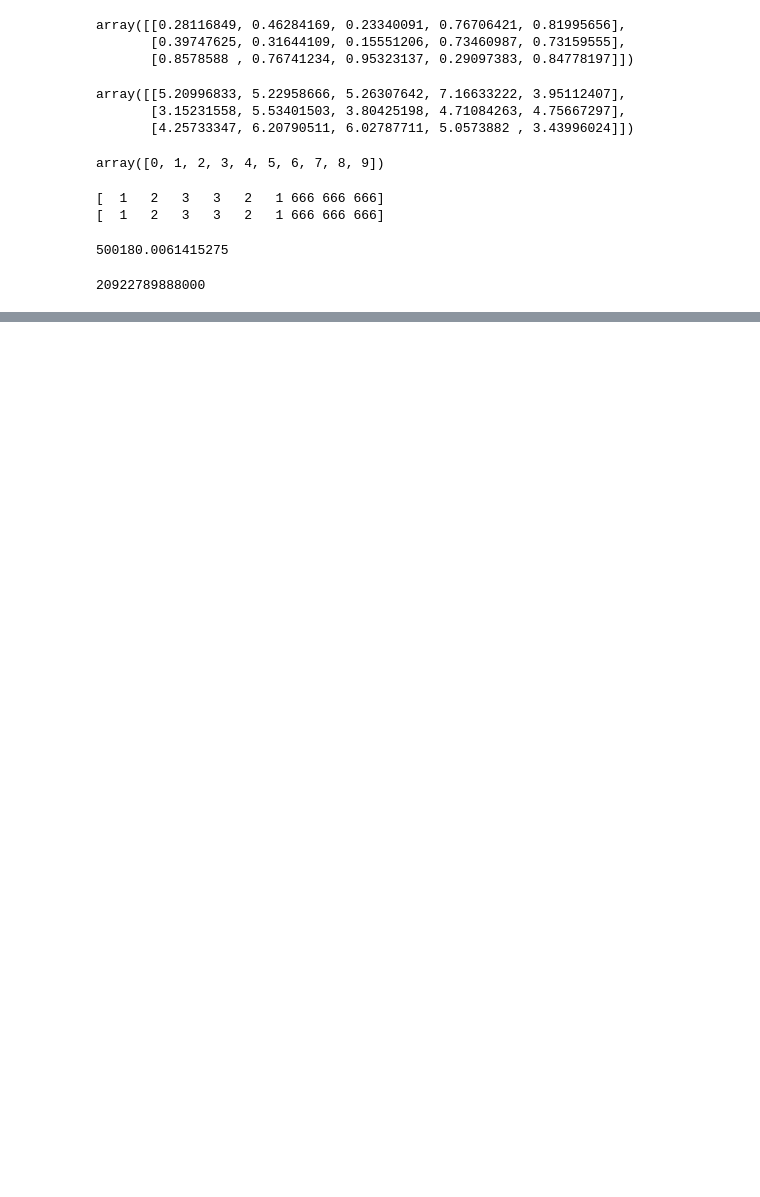
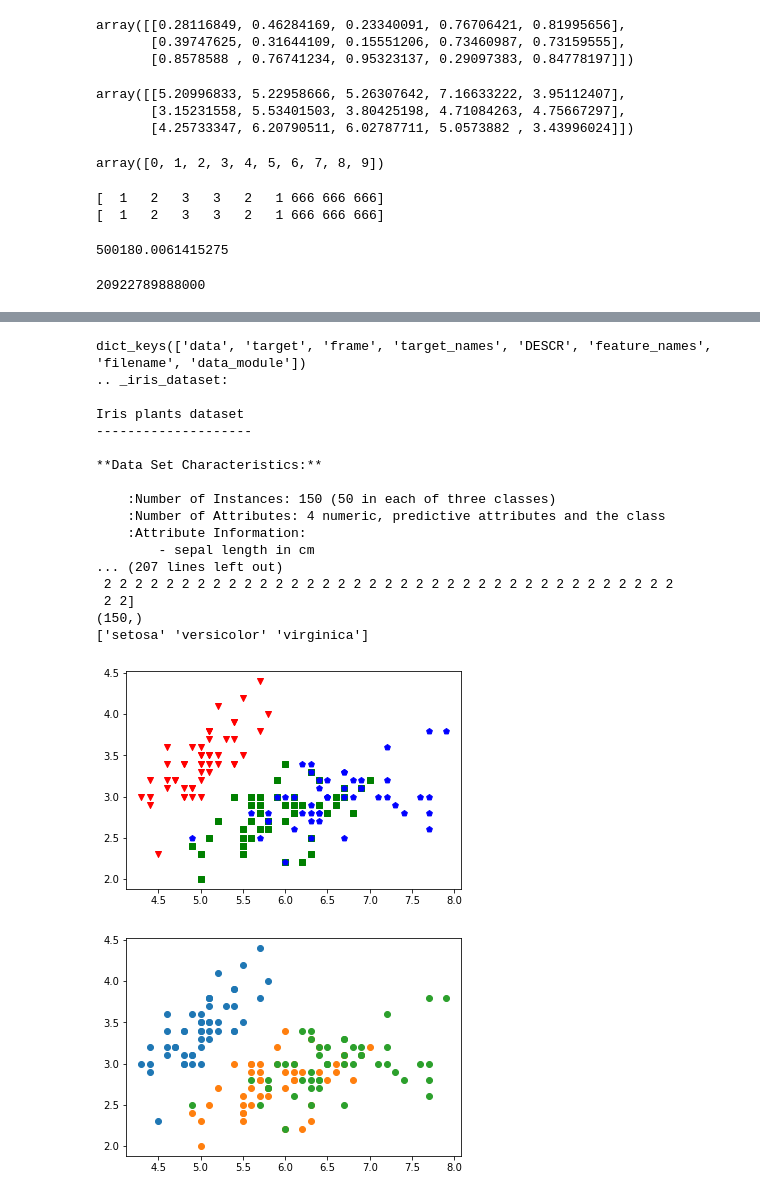
Before and after one commit to tenzu/python_demos, a Jupyter notebook: tmp.ipynb, the cells around one changed output, grey strips where cells are left out. Drawn from its saved outputs; the diff is of its cells as text; code cells hidden in the pictures; blank space fills up the shorter version.

```diff
--- a/tmp.ipynb
+++ b/tmp.ipynb
@@ -52,0 +76,42 @@ np.sum(X,axis=0)
+# %%
+# coding:utf-8
+from sklearn import datasets
+iris = datasets.load_iris()
+print(iris.keys())    # 查看数据集字典键值
+print(iris.DESCR)    # 查看数据集文档
+print(iris.data)    # 查看特征值
+print(iris.data.shape)    # 查看样本数目和特征数目
+print(iris.feature_names)    # 查看特征名称
+print(iris.target)    # 查看数据集标签值
+print(iris.target.shape)    # 查看标签数目
+print(iris.target_names)    # 查看标签名称
+X = iris.data    # 所有特征仅取前两种
+y = iris.target
+plt.scatter(X[y==0, 0], X[y==0, 1], c='r', marker='v')    # 所有样本中，第一个标签对应的前两个特征
+plt.scatter(X[y==1, 0], X[y==1, 1], c='g', marker='s')    # 所有样本中，第二个标签对应的前两个特征
+plt.scatter(X[y==2, 0], X[y==2, 1], c='b', marker='p')    # 所有样本中，第三个标签对应的前两个特征
+plt.show()
+# 可用 for 循环绘制散点图
+for i in [0, 1, 2]:
+    plt.scatter(X[y==i, 0], X[y==i, 1])
+plt.show()
+# %% [output]
+dict_keys(['data', 'target', 'frame', 'target_names', 'DESCR', 'feature_names', 'filename', 'data_module'])
+.. _iris_dataset:
+
+Iris plants dataset
+--------------------
+
+**Data Set Characteristics:**
+
+    :Number of Instances: 150 (50 in each of three classes)
+    :Number of Attributes: 4 numeric, predictive attributes and the class
+    :Attribute Information:
+        - sepal length in cm
+... (207 lines left out)
+ 2 2 2 2 2 2 2 2 2 2 2 2 2 2 2 2 2 2 2 2 2 2 2 2 2 2 2 2 2 2 2 2 2 2 2 2 2
+ 2 2]
+(150,)
+['setosa' 'versicolor' 'virginica']
+[figure, added]
+[figure, added]
```
Also changed, not shown: parts of 2 cells of this notebook.
